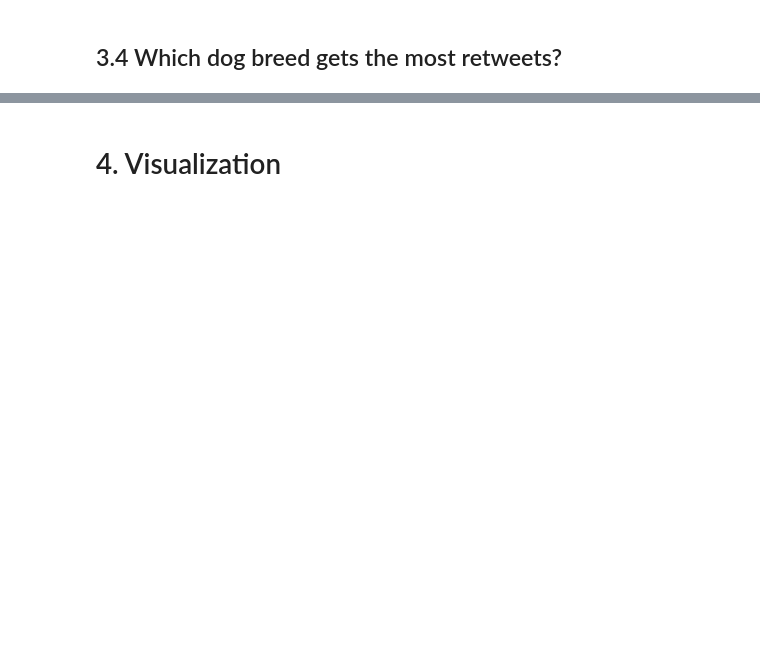
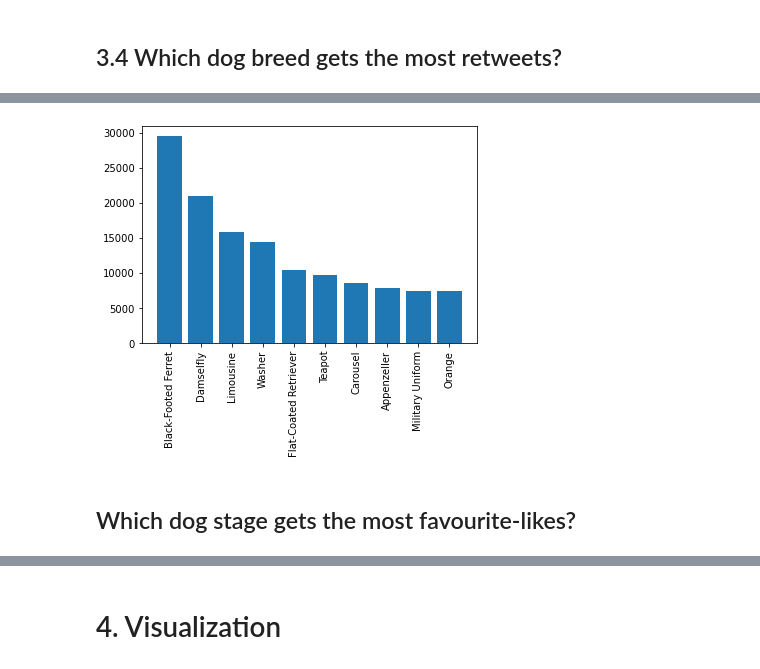
Before and after one commit to KarinWiberg/uc_dataanalyst_project_dogs_of_twitter, a Jupyter notebook: wrangle_act.ipynb, the cells around one changed output, grey strips where cells are left out. Cells and saved outputs as stored; diff of their text form; code cells hidden in the pictures; blank space fills up the shorter version.

```diff
--- a/wrangle_act.ipynb
+++ b/wrangle_act.ipynb
@@ -1469,0 +1530,7 @@ Name: retweet_count, dtype: int64
+# %%
+plt.bar(retw_breed_bar.index, retw_breed_bar.values);
+plt.xticks(rotation=90);
+# %% [output]
+[figure, added]
+# %% [markdown]
+## Which dog stage gets the most favourite-likes?
```
Also changed, not shown: parts of 30 cells of this notebook.
